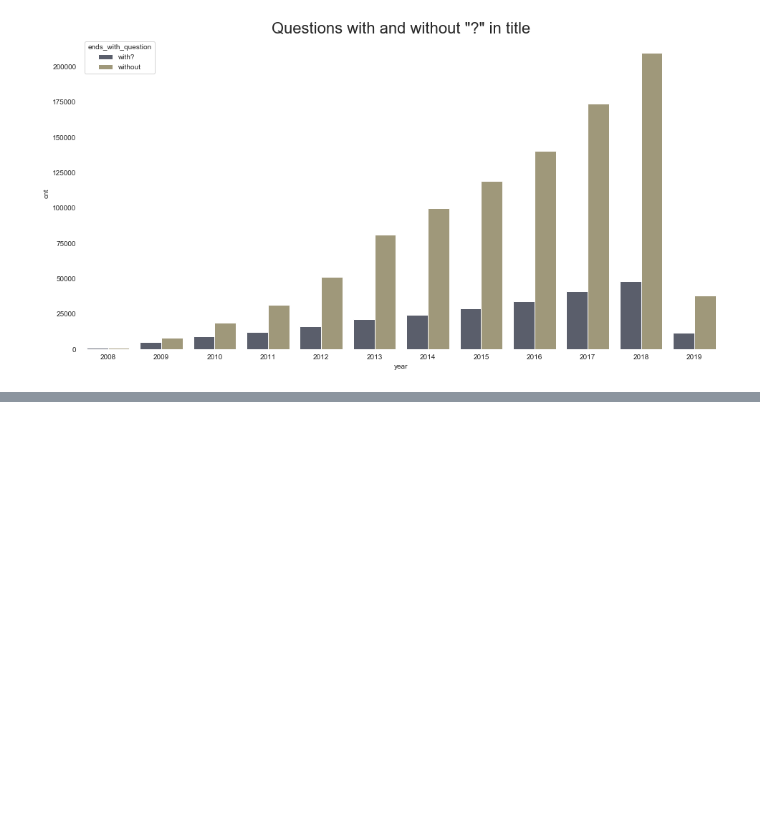
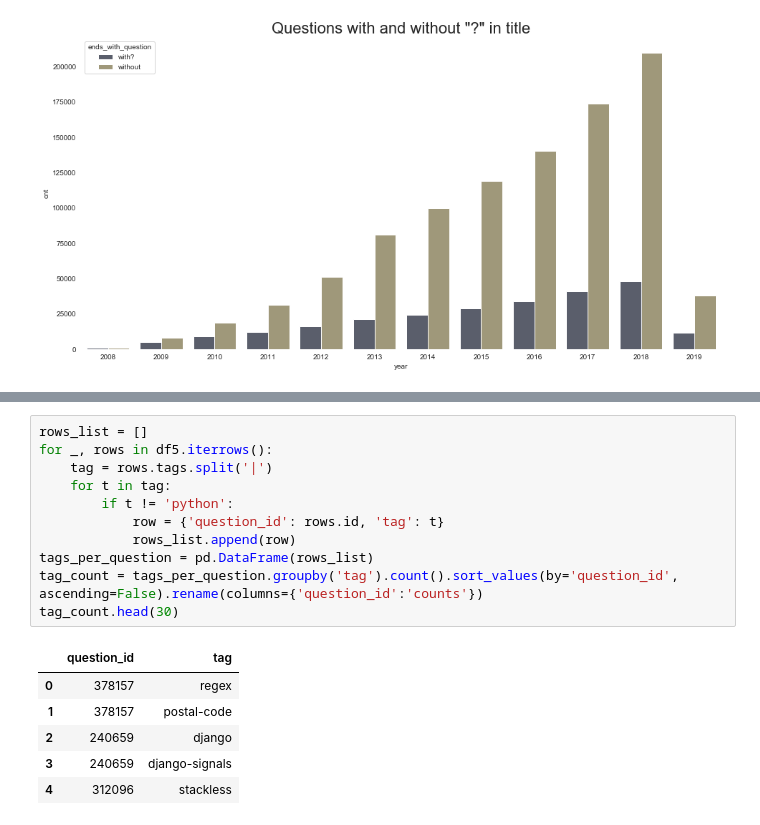
Before and after one commit to JakubPluta/EDA-ML, a Jupyter notebook: BigQuery.ipynb, the cells around one changed output, grey strips where cells are left out. Drawn from its saved outputs; the diff is of its cells as text; blank space fills up the shorter version.

```diff
--- a/BigQuery.ipynb
+++ b/BigQuery.ipynb
@@ -265,0 +301,18 @@ plt.title('Questions with and without "?" in title',fontsize=22);
+# %%
+rows_list = []
+for _, rows in df5.iterrows():
+    tag = rows.tags.split('|')
+    for t in tag:
+        if t != 'python':
+            row = {'question_id': rows.id, 'tag': t}
+            rows_list.append(row)
+tags_per_question = pd.DataFrame(rows_list)
+tag_count = tags_per_question.groupby('tag').count().sort_values(by='question_id', ascending=False).rename(columns={'question_id':'counts'})
+tag_count.head(30)
+# %% [output]
+|  | question_id | tag |
+| 0 | 378157 | regex |
+| 1 | 378157 | postal-code |
+| 2 | 240659 | django |
+| 3 | 240659 | django-signals |
+| 4 | 312096 | stackless |
```
Also changed, not shown: parts of 4 cells of this notebook.
